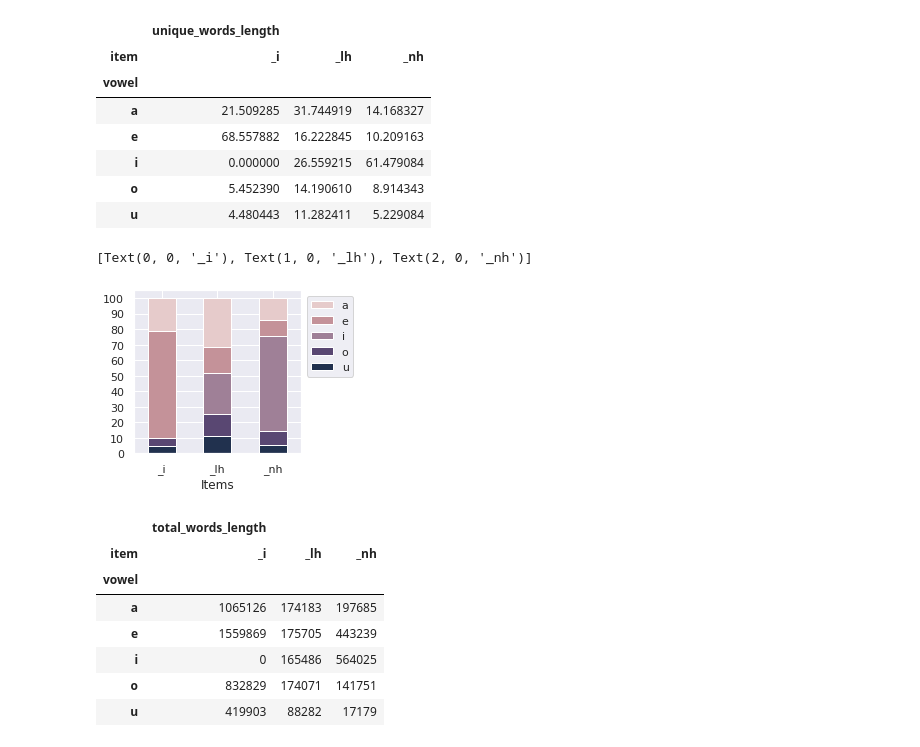
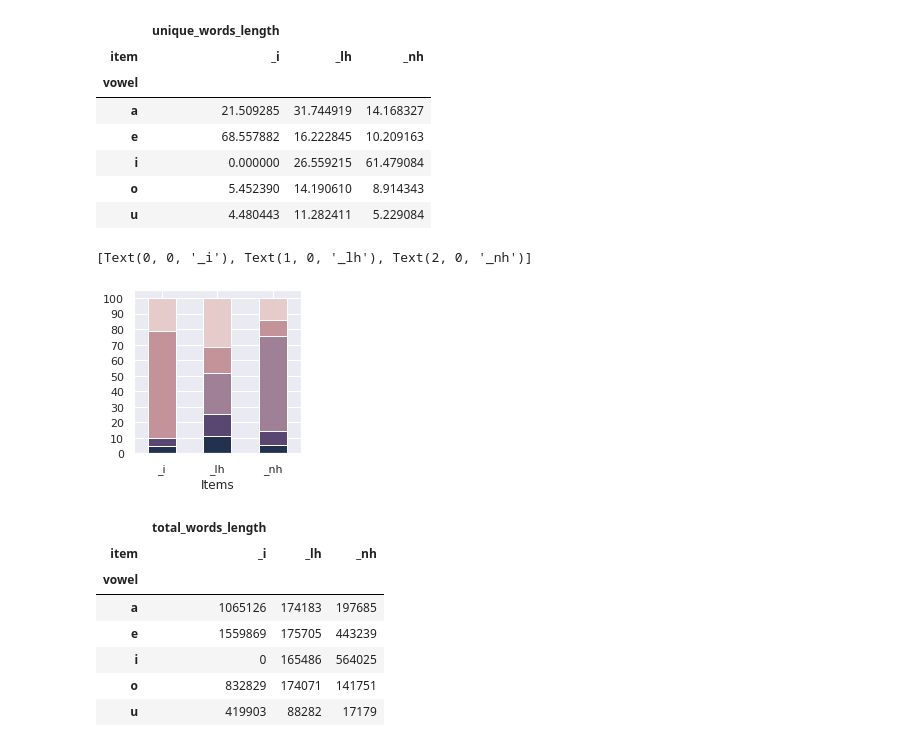
Before and after one commit to Portophon/palatal-sonorants-pt, a Jupyter notebook: NH_&_LH_Subtlex_pt_stats.ipynb, the cells around one changed output. Saved outputs shown, nothing was run; the diff lists cells and outputs as text; code cells hidden in the pictures.

Commit message:
image update

```diff
--- a/NH_&_LH_Subtlex_pt_stats.ipynb
+++ b/NH_&_LH_Subtlex_pt_stats.ipynb
@@ -555,24 +555,24 @@ norm_df
 # %%
 vowel_colors = {
     'a': '#e6cbcb',
     'e': '#c49299',
     'i': '#9f8097',
     'o': '#594772',
     'u': '#21314e'
 }
 
 vowel_order = list(vowel_colors.keys())
 
 
 ax = norm_df.loc[reversed(vowel_order)].T.plot.bar(stacked=True,color = vowel_colors, figsize=(3,3), tick_label=['_i','_lh','_nh'])
 handles, labels = ax.get_legend_handles_labels()
-ax.legend(reversed(handles), reversed(labels),bbox_to_anchor=(1.0, 1.0))
+ax.get_legend().remove()
 ax.set( xlabel="Items")
 ax.yaxis.set_major_locator(ticker.MultipleLocator(10))
 ax.set_xticklabels(list(norm_df['unique_words_length']),rotation=0)
 # %% [output]
 [Text(0, 0, '_i'), Text(1, 0, '_lh'), Text(2, 0, '_nh')]
-[figure, old version]
+[figure, new version]
 # %%
 df_count = vowel_combo_df[['vowel','item','total_words_length']].groupby(['vowel','item']).sum().unstack()
 df_count
```
Also changed, not shown: 1 other file.
